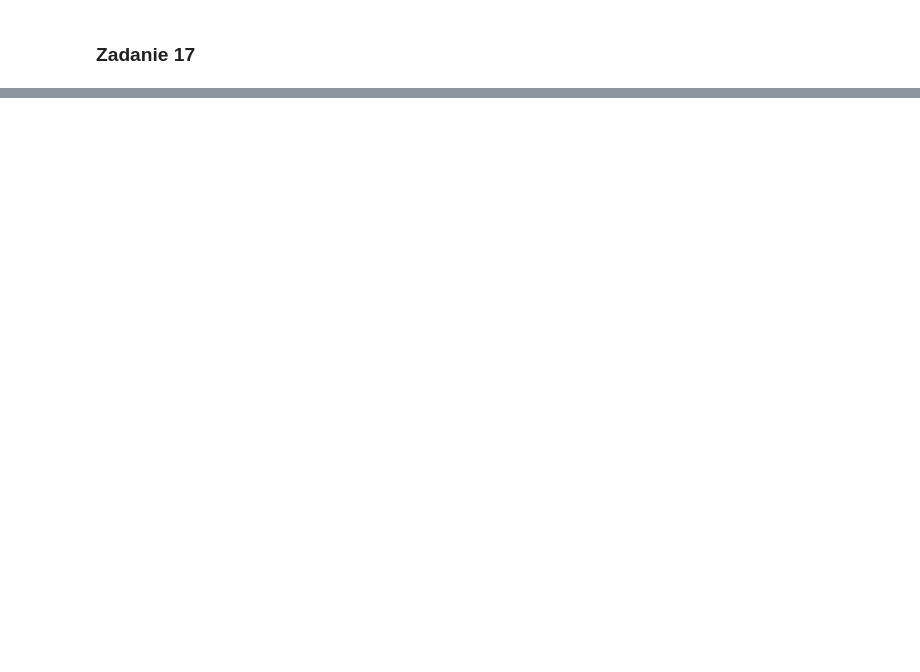
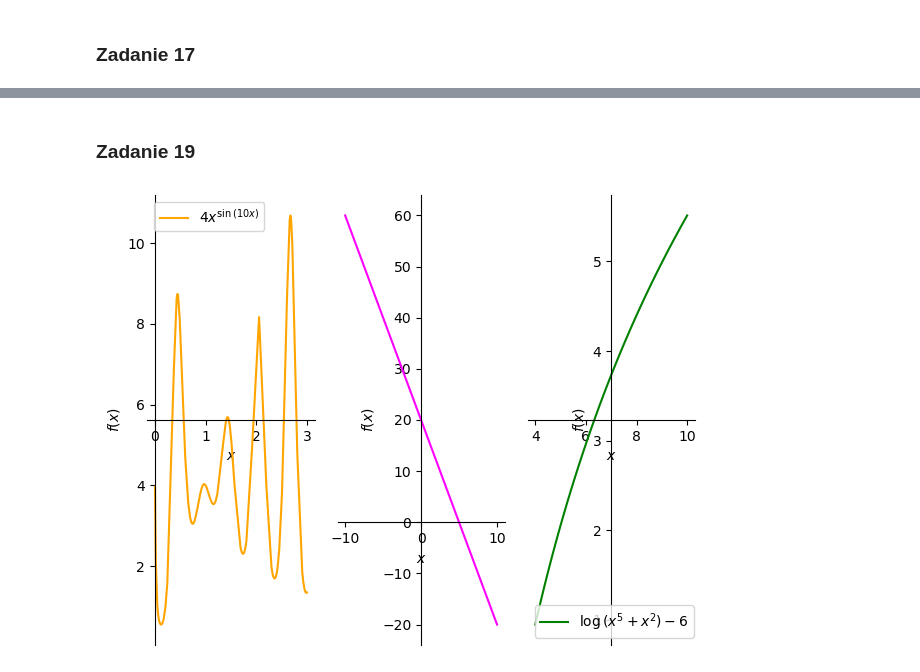
Before and after one commit to pzajaczkowski/ONWP, a Jupyter notebook: wizualizacje/wizualizacje.ipynb, the cells around one changed output, grey strips where cells are left out. Saved outputs shown, nothing was run; the diff lists cells and outputs as text; code cells hidden in the pictures; blank space fills up the shorter version.

```diff
--- a/wizualizacje/wizualizacje.ipynb
+++ b/wizualizacje/wizualizacje.ipynb
@@ -495,0 +523,6 @@ ValueError: The number of free_symbols in the expression is greater than 2
+# %% [markdown]
+### Zadanie 19
+# %%
+pg1 = sp.plotting.PlotGrid(1, 3, p1_2, p3_2, p1_3)
+# %% [output]
+[figure, added]
```
Also changed, not shown: parts of 19 cells of this notebook, 3 other files.
